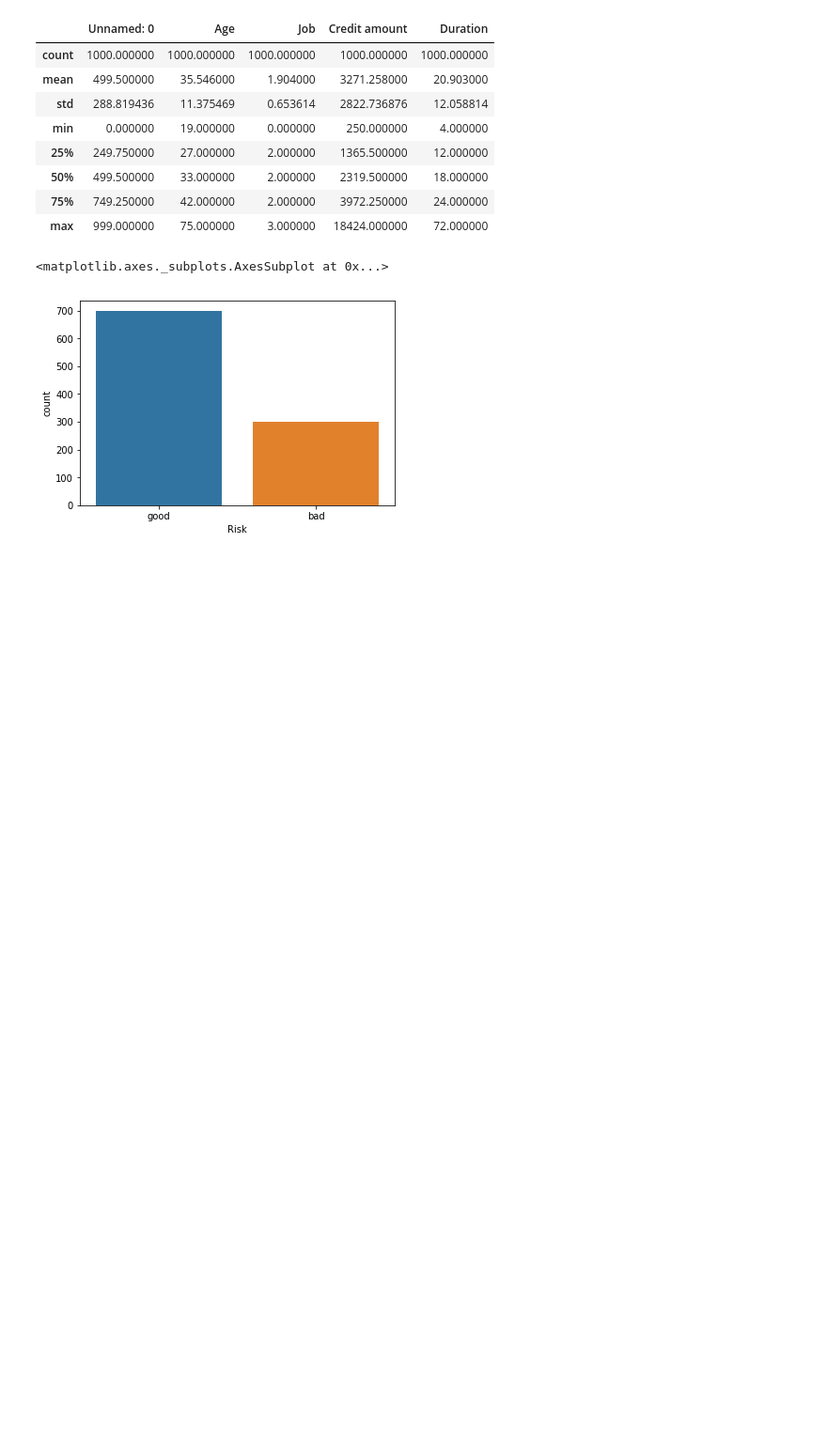
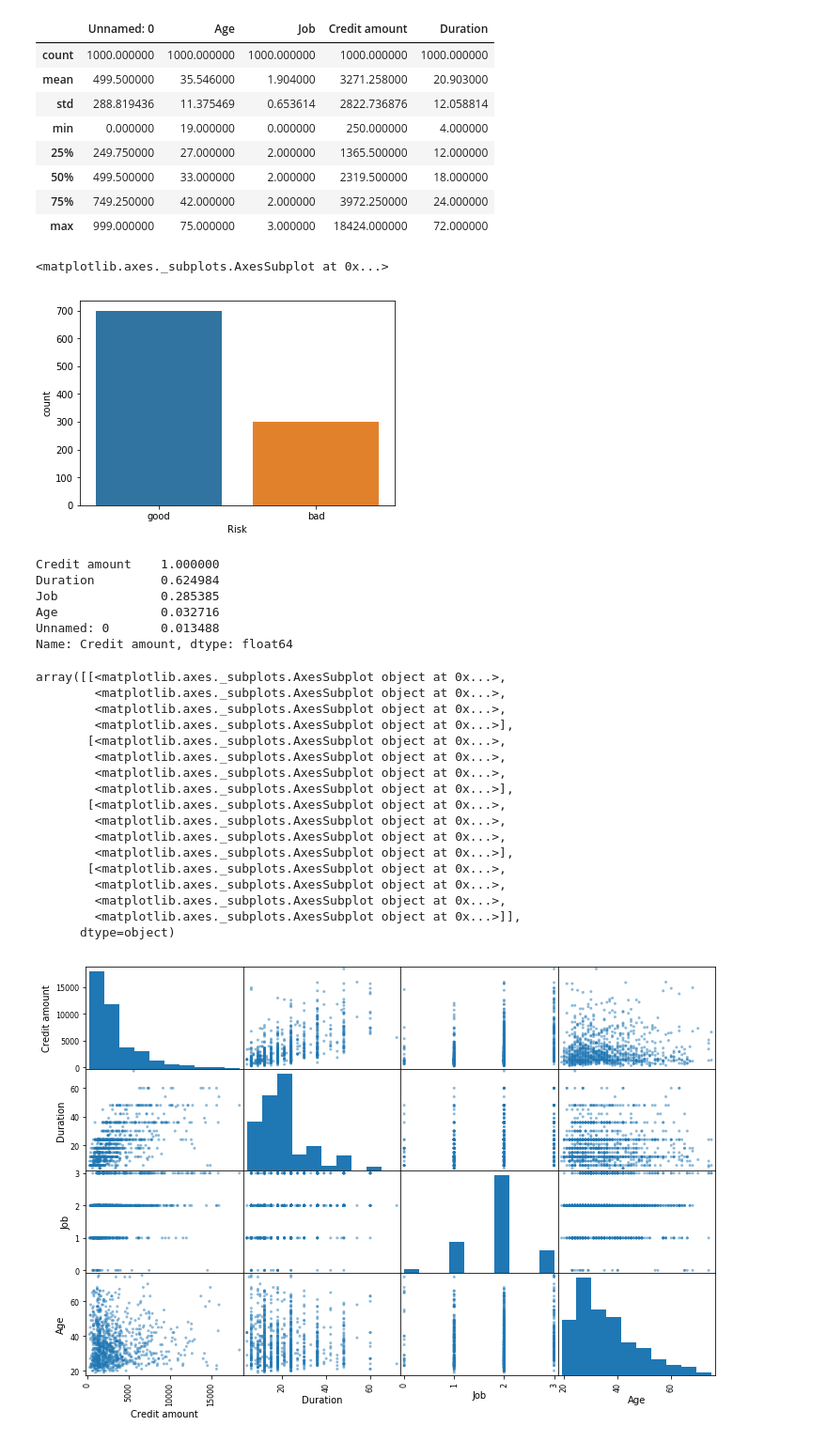
Before and after one commit to xazip/DS_301_Lab2, a Jupyter notebook: DS301_Lab2.ipynb, the cells around one changed output. Shown at 94% size. Drawn from its saved outputs; the diff is of its cells as text; code cells hidden in the pictures; blank space fills up the shorter version.

```diff
--- a/DS301_Lab2.ipynb
+++ b/DS301_Lab2.ipynb
@@ -133,0 +140,36 @@ sns.countplot(x = "Risk", data = credit_data)
+# %%
+corr_matrix = credit_data.corr()
+
+corr_matrix["Credit amount"].sort_values(ascending = False)
+# %% [output]
+Credit amount    1.000000
+Duration         0.624984
+Job              0.285385
+Age              0.032716
+Unnamed: 0       0.013488
+Name: Credit amount, dtype: float64
+# %%
+from pandas.plotting import scatter_matrix
+
+attributes = ["Credit amount", "Duration", "Job", "Age"]
+
+scatter_matrix(credit_data[attributes], figsize = (12, 8))
+# %% [output]
+array([[<matplotlib.axes._subplots.AxesSubplot object at 0x...>,
+        <matplotlib.axes._subplots.AxesSubplot object at 0x...>,
+        <matplotlib.axes._subplots.AxesSubplot object at 0x...>,
+        <matplotlib.axes._subplots.AxesSubplot object at 0x...>],
+       [<matplotlib.axes._subplots.AxesSubplot object at 0x...>,
+        <matplotlib.axes._subplots.AxesSubplot object at 0x...>,
+        <matplotlib.axes._subplots.AxesSubplot object at 0x...>,
+        <matplotlib.axes._subplots.AxesSubplot object at 0x...>],
+       [<matplotlib.axes._subplots.AxesSubplot object at 0x...>,
+        <matplotlib.axes._subplots.AxesSubplot object at 0x...>,
+        <matplotlib.axes._subplots.AxesSubplot object at 0x...>,
+        <matplotlib.axes._subplots.AxesSubplot object at 0x...>],
+       [<matplotlib.axes._subplots.AxesSubplot object at 0x...>,
+        <matplotlib.axes._subplots.AxesSubplot object at 0x...>,
+        <matplotlib.axes._subplots.AxesSubplot object at 0x...>,
+        <matplotlib.axes._subplots.AxesSubplot object at 0x...>]],
+      dtype=object)
+[figure, added]
```
Also changed, not shown: parts of 2 cells of this notebook.
